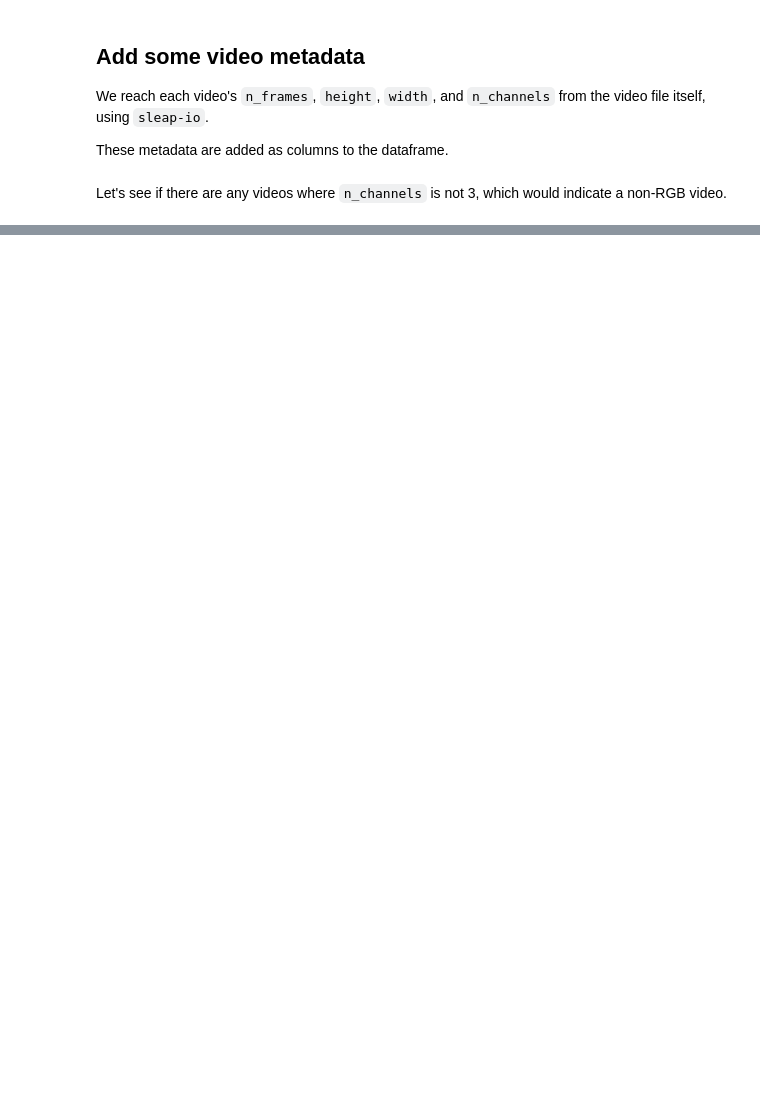
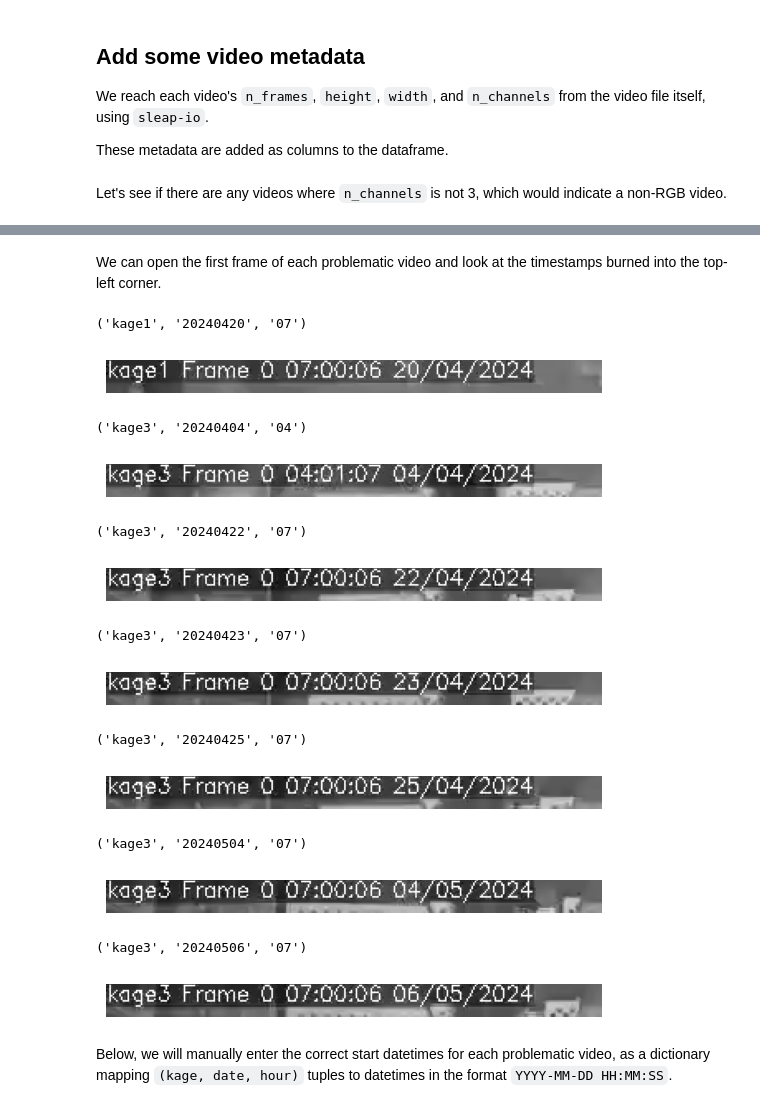
Before and after one commit to neuroinformatics-unit/smart-kages-movement, a Jupyter notebook: notebooks/01_parse_data_into_df.ipynb, the cells around one changed output, grey strips where cells are left out. Drawn from its saved outputs; the diff is of its cells as text; code cells hidden in the pictures; blank space fills up the shorter version.

```diff
--- a/notebooks/01_parse_data_into_df.ipynb
+++ b/notebooks/01_parse_data_into_df.ipynb
@@ -108,11 +107,0 @@ We can find the exact start time for each video by looking at two source:
-# %%
-df = adjust_start_datetimes(df)
-
-# For each kage, the start_datetime values should be monotonic increasing
-for kage in df.index.get_level_values("kage").unique():
-    kage_start_datetimes = df.loc[kage, "start_datetime"].values
-    assert np.all(np.diff(kage_start_datetimes) >= pd.Timedelta(0)), (
-        f"Start datetimes for kage {kage} are not monotonic increasing."
-    )
-
-df.head()
@@ -167,0 +112,11 @@ df.head()
+# %%
+invalid_datetimes = df[df["start_datetime"].isna()]
+if not invalid_datetimes.empty:
+    print(
+        f"Found {len(invalid_datetimes)} videos with invalid adjustments ",
+        "or mismatched between the adjustment and corrected_timestamps.pkl.",
+    )
+else:
+    print("All videos have valid start_datetimes.")
+
+invalid_datetimes[["start_datetime"]]
@@ -167,0 +134,30 @@ df.head()
+# %% [markdown]
+We can open the first frame of each problematic video and look at the timestamps burned into the top-left corner.
+# %%
+for idx, row in invalid_datetimes.iterrows():
+    video_path = row["video_file_path"]
+    video = sio.load_video(video_path)
+    first_frame = video[0]  # Get the first frame
+    # matplotlib show the first frame
+    plt.imshow(first_frame[:20, :300])
+    plt.axis("off")
+    print(idx)
+    plt.show()
+# %% [output]
+('kage1', '20240420', '07')
+[figure, added]
+('kage3', '20240404', '04')
+[figure, added]
+('kage3', '20240422', '07')
+[figure, added]
+('kage3', '20240423', '07')
+[figure, added]
+('kage3', '20240425', '07')
+[figure, added]
+('kage3', '20240504', '07')
+[figure, added]
+('kage3', '20240506', '07')
+[figure, added]
+# %% [markdown]
+Below, we will manually enter the correct start datetimes for each problematic video,
+as a dictionary mapping `(kage, date, hour)` tuples to datetimes in the format `YYYY-MM-DD HH:MM:SS`.
```
Also changed, not shown: parts of 31 cells of this notebook, 2 other files.
